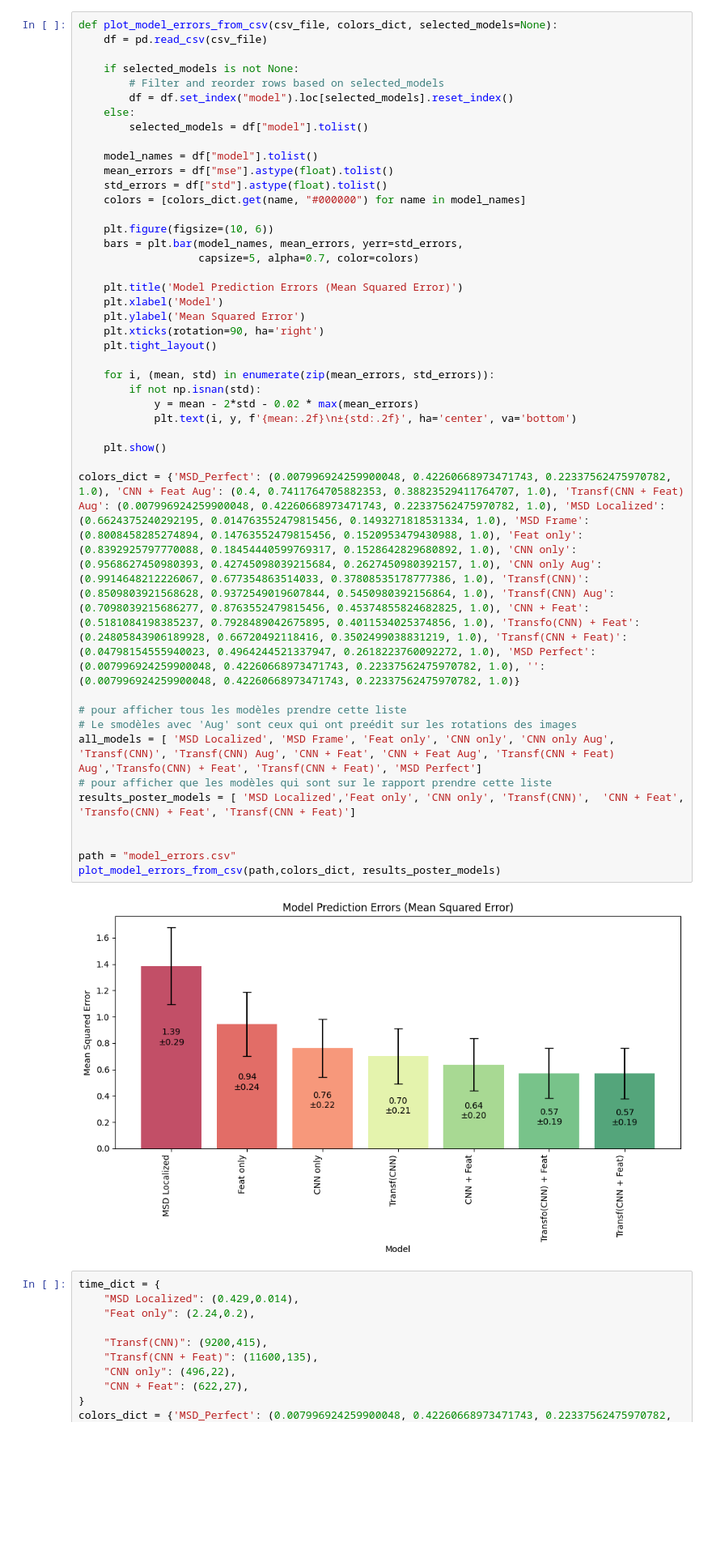
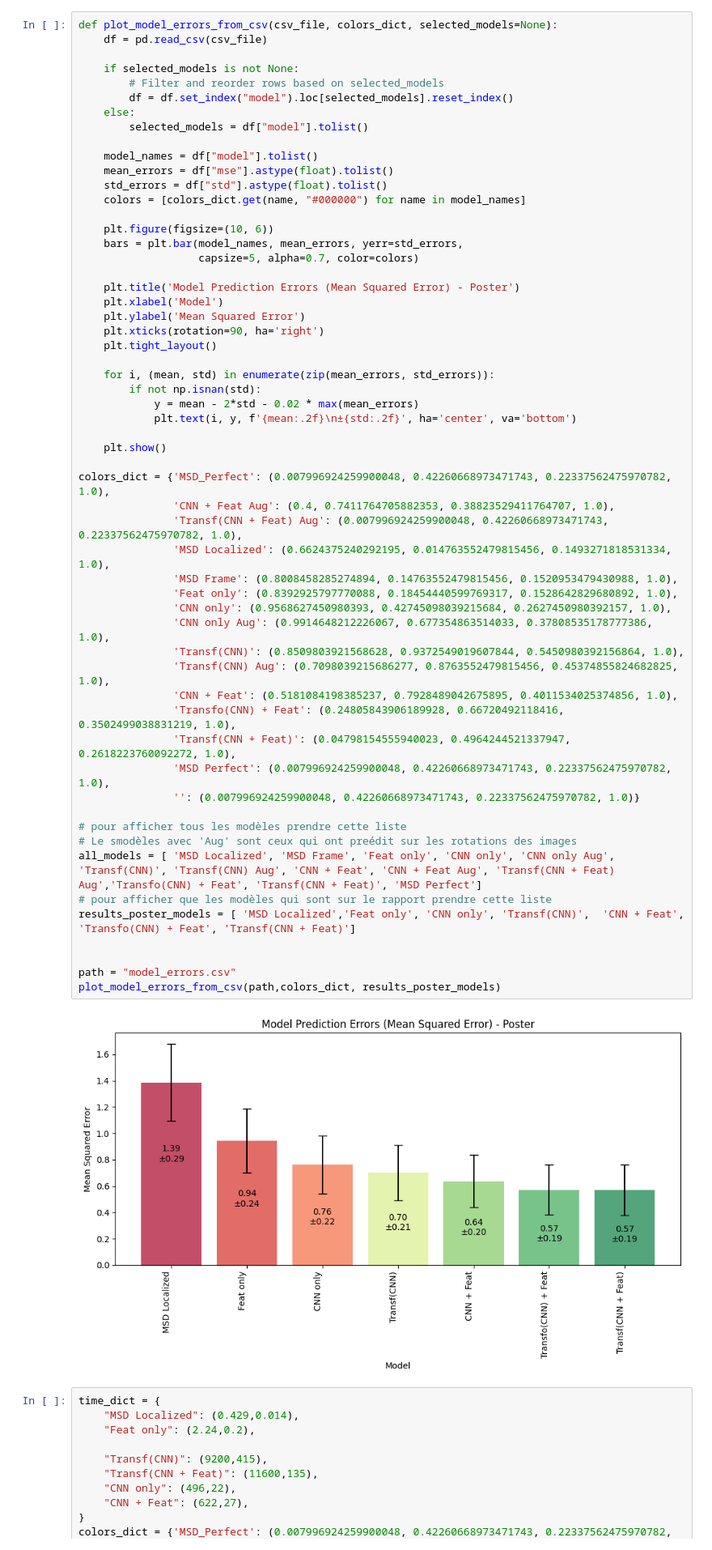
Before and after one commit to Biomedical-Imaging-Group/MolecularDiffusion_MiViT, a Jupyter notebook: outPoster/poster_plots.ipynb, the cells around one changed output. Shown at 81% size. Saved outputs shown, nothing was run; the diff lists cells and outputs as text; blank space fills up the shorter version.

Commit message:
poster final

```diff
--- a/outPoster/poster_plots.ipynb
+++ b/outPoster/poster_plots.ipynb
@@ -67,36 +67,50 @@ def plot_model_errors_from_csv(csv_file, colors_dict, selected_models=None):
     std_errors = df["std"].astype(float).tolist()
     colors = [colors_dict.get(name, "#000000") for name in model_names]
 
     plt.figure(figsize=(10, 6))
     bars = plt.bar(model_names, mean_errors, yerr=std_errors,
                    capsize=5, alpha=0.7, color=colors)
 
-    plt.title('Model Prediction Errors (Mean Squared Error)')
+    plt.title('Model Prediction Errors (Mean Squared Error) - Poster')
     plt.xlabel('Model')
     plt.ylabel('Mean Squared Error')
     plt.xticks(rotation=90, ha='right')
     plt.tight_layout()
 
     for i, (mean, std) in enumerate(zip(mean_errors, std_errors)):
         if not np.isnan(std):
             y = mean - 2*std - 0.02 * max(mean_errors)
             plt.text(i, y, f'{mean:.2f}\n±{std:.2f}', ha='center', va='bottom')
 
     plt.show()
 
-colors_dict = {'MSD_Perfect': (0.007996924259900048, 0.42260668973471743, 0.22337562475970782, 1.0), 'CNN + Feat Aug': (0.4, 0.7411764705882353, 0.38823529411764707, 1.0), 'Transf(CNN + Feat) Aug': (0.007996924259900048, 0.42260668973471743, 0.22337562475970782, 1.0), 'MSD Localized': (0.6624375240292195, 0.014763552479815456, 0.1493271818531334, 1.0), 'MSD Frame': (0.8008458285274894, 0.14763552479815456, 0.1520953479430988, 1.0), 'Feat only': (0.8392925797770088, 0.18454440599769317, 0.1528642829680892, 1.0), 'CNN only': (0.9568627450980393, 0.42745098039215684, 0.2627450980392157, 1.0), 'CNN only Aug': (0.9914648212226067, 0.677354863514033, 0.37808535178777386, 1.0), 'Transf(CNN)': (0.8509803921568628, 0.9372549019607844, 0.5450980392156864, 1.0), 'Transf(CNN) Aug': (0.7098039215686277, 0.8763552479815456, 0.45374855824682825, 1.0), 'CNN + Feat': (0.5181084198385237, 0.7928489042675895, 0.4011534025374856, 1.0), 'Transfo(CNN) + Feat': (0.24805843906189928, 0.66720492118416, 0.3502499038831219, 1.0), 'Transf(CNN + Feat)': (0.04798154555940023, 0.4964244521337947, 0.2618223760092272, 1.0), 'MSD Perfect': (0.007996924259900048, 0.42260668973471743, 0.22337562475970782, 1.0), '': (0.007996924259900048, 0.42260668973471743, 0.22337562475970782, 1.0)}
+colors_dict = {'MSD_Perfect': (0.007996924259900048, 0.42260668973471743, 0.22337562475970782, 1.0),
+               'CNN + Feat Aug': (0.4, 0.7411764705882353, 0.38823529411764707, 1.0),
+               'Transf(CNN + Feat) Aug': (0.007996924259900048, 0.42260668973471743, 0.22337562475970782, 1.0),
+               'MSD Localized': (0.6624375240292195, 0.014763552479815456, 0.1493271818531334, 1.0),
+               'MSD Frame': (0.8008458285274894, 0.14763552479815456, 0.1520953479430988, 1.0),
+               'Feat only': (0.8392925797770088, 0.18454440599769317, 0.1528642829680892, 1.0),
+               'CNN only': (0.9568627450980393, 0.42745098039215684, 0.2627450980392157, 1.0),
+               'CNN only Aug': (0.9914648212226067, 0.677354863514033, 0.37808535178777386, 1.0),
+               'Transf(CNN)': (0.8509803921568628, 0.9372549019607844, 0.5450980392156864, 1.0),
+               'Transf(CNN) Aug': (0.7098039215686277, 0.8763552479815456, 0.45374855824682825, 1.0),
+               'CNN + Feat': (0.5181084198385237, 0.7928489042675895, 0.4011534025374856, 1.0),
+               'Transfo(CNN) + Feat': (0.24805843906189928, 0.66720492118416, 0.3502499038831219, 1.0),
+               'Transf(CNN + Feat)': (0.04798154555940023, 0.4964244521337947, 0.2618223760092272, 1.0),
+               'MSD Perfect': (0.007996924259900048, 0.42260668973471743, 0.22337562475970782, 1.0),
+               '': (0.007996924259900048, 0.42260668973471743, 0.22337562475970782, 1.0)}
 
 # pour afficher tous les modèles prendre cette liste
 # Le smodèles avec 'Aug' sont ceux qui ont preédit sur les rotations des images
 all_models = [ 'MSD Localized', 'MSD Frame', 'Feat only', 'CNN only', 'CNN only Aug', 'Transf(CNN)', 'Transf(CNN) Aug', 'CNN + Feat', 'CNN + Feat Aug', 'Transf(CNN + Feat) Aug','Transfo(CNN) + Feat', 'Transf(CNN + Feat)', 'MSD Perfect']
 # pour afficher que les modèles qui sont sur le rapport prendre cette liste
 results_poster_models = [ 'MSD Localized','Feat only', 'CNN only', 'Transf(CNN)',  'CNN + Feat', 'Transfo(CNN) + Feat', 'Transf(CNN + Feat)']
 
 
 path = "model_errors.csv"
 plot_model_errors_from_csv(path,colors_dict, results_poster_models)
 # %% [output]
-[figure, old version]
+[figure, new version]
 # %%
 time_dict = {
     "MSD Localized": (0.429,0.014),
```
Also changed, not shown: 11 other files.
